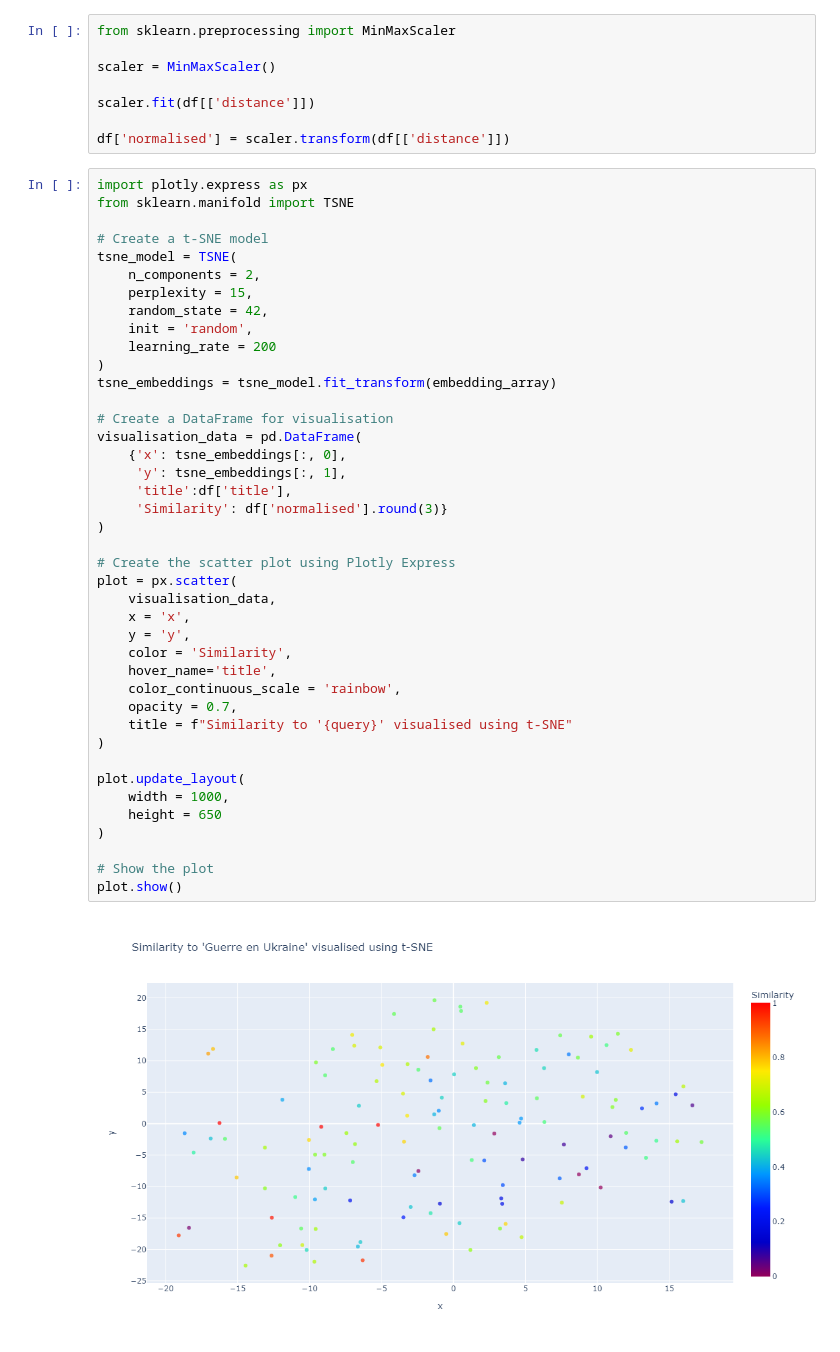
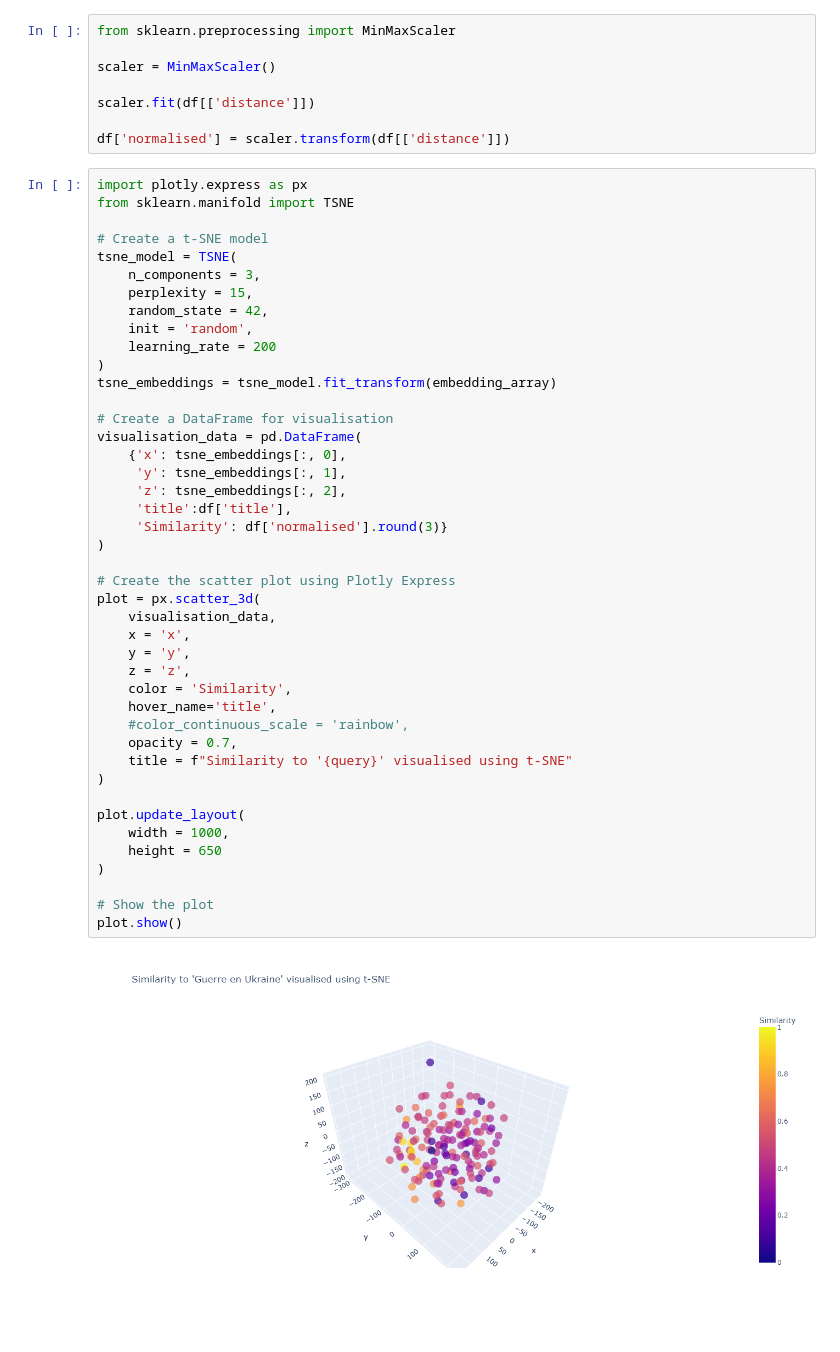
Before and after one commit to gpenessot/recommandation_articles_presse_LLM, a Jupyter notebook: notebooks/fill_vector_database.ipynb, the cells around one changed output. Drawn from its saved outputs; the diff is of its cells as text.

```diff
--- a/notebooks/fill_vector_database.ipynb
+++ b/notebooks/fill_vector_database.ipynb
@@ -127,40 +139,42 @@ from sklearn.manifold import TSNE
 
 # Create a t-SNE model
 tsne_model = TSNE(
-    n_components = 2,
+    n_components = 3,
     perplexity = 15,
     random_state = 42,
     init = 'random',
     learning_rate = 200
 )
 tsne_embeddings = tsne_model.fit_transform(embedding_array)
 
 # Create a DataFrame for visualisation
 visualisation_data = pd.DataFrame(
     {'x': tsne_embeddings[:, 0],
      'y': tsne_embeddings[:, 1],
+     'z': tsne_embeddings[:, 2],
      'title':df['title'],
      'Similarity': df['normalised'].round(3)}
 )
 
 # Create the scatter plot using Plotly Express
-plot = px.scatter(
+plot = px.scatter_3d(
     visualisation_data,
     x = 'x',
     y = 'y',
+    z = 'z',
     color = 'Similarity',
     hover_name='title',
-    color_continuous_scale = 'rainbow',
+    #color_continuous_scale = 'rainbow',
     opacity = 0.7,
     title = f"Similarity to '{query}' visualised using t-SNE"
 )
 
 plot.update_layout(
     width = 1000,
     height = 650
 )
 
 # Show the plot
 plot.show()
 # %% [output]
-[figure, old version]
+[figure, new version]
```
Also changed, not shown: parts of 2 cells of this notebook, 3 other files.
